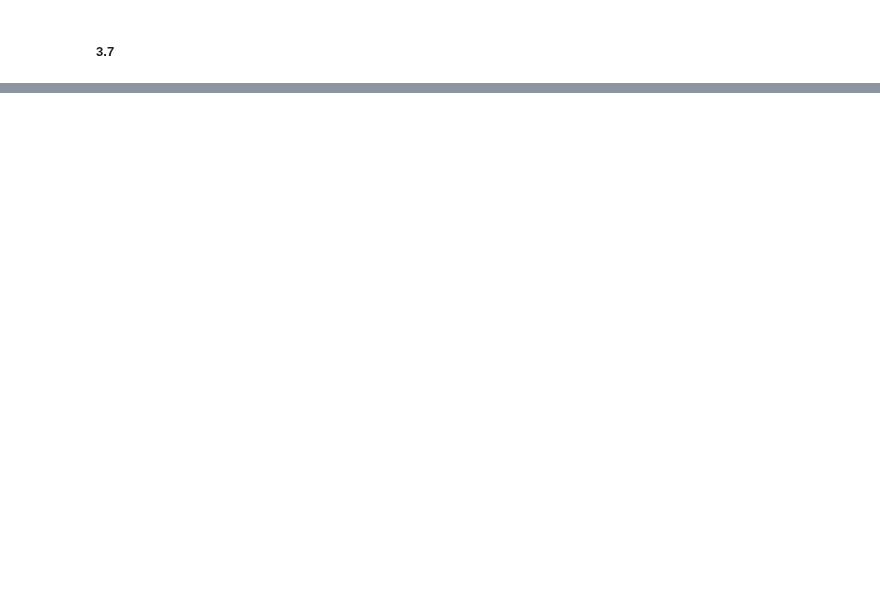
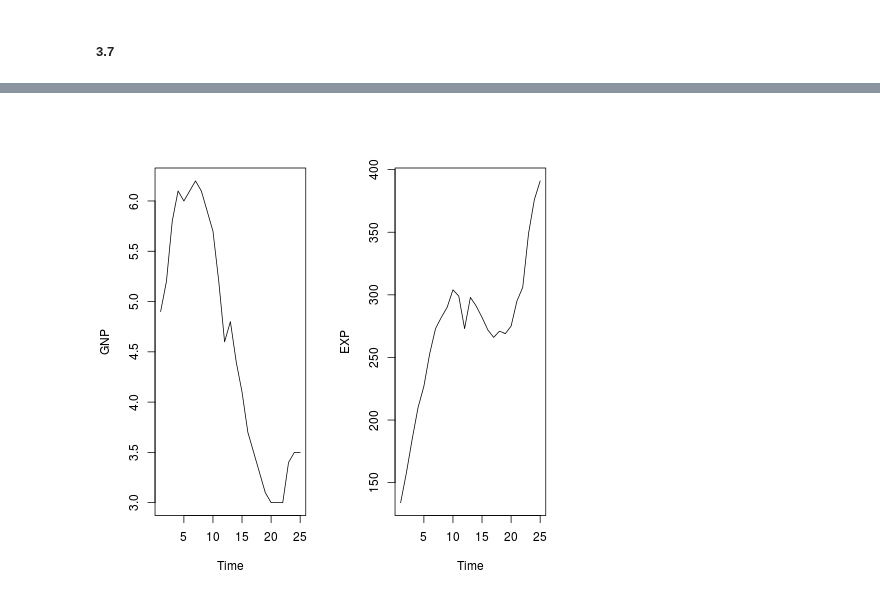
Before and after one commit to Chuphay/school, a Jupyter notebook: stat1/stat_2.ipynb, the cells around one changed output, grey strips where cells are left out. Saved outputs shown, nothing was run; the diff lists cells and outputs as text; code cells hidden in the pictures; blank space fills up the shorter version.

```diff
--- a/stat1/stat_2.ipynb
+++ b/stat1/stat_2.ipynb
@@ -95,0 +97,8 @@ legend();
+# %%
+%%R
+time <- 1980:2004
+EXP <- c(134,158,185,210,227,253,273,282,290,304,299,273,298,291,282,272,266,271,269,275,295,306,349,376,391)
+GNP <- (c(49,52,58,61,60,61,62,61,59,57,52,46,48,44,41,37,35,33,31,30,30,30,34,35,35))/10
+defense <- data.frame(EXP,GNP)
+rownames(defense) <- time
+head(defense)
@@ -95,0 +113,7 @@ legend();
+# %%
+%%R
+par(mfrow=c(1,2))
+plot.ts(defense['GNP'])
+plot.ts(defense['EXP'])
+# %% [output]
+[figure, added]
```
Also changed, not shown: parts of 10 cells of this notebook.
